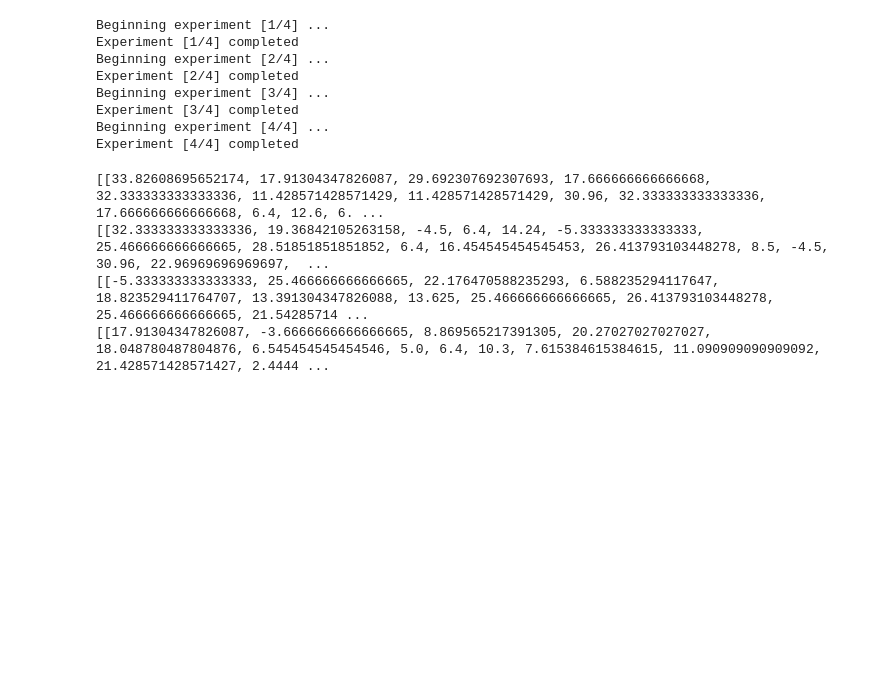
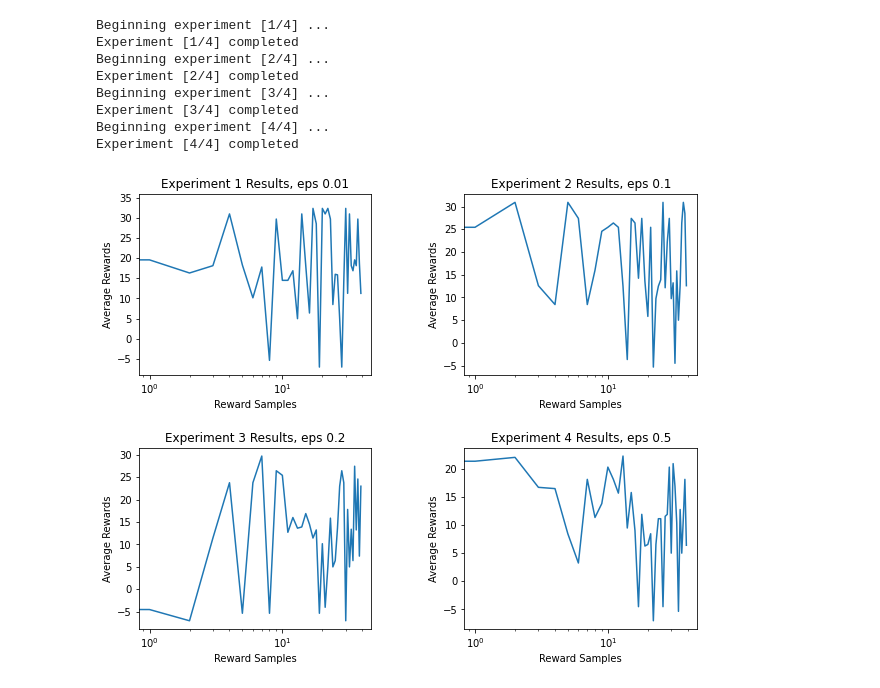
Before and after one commit to noisecape/Reinforcement-Learning_INM707, a Jupyter notebook: Task1/Report.ipynb, the cells around one changed output. Saved outputs shown, nothing was run; the diff lists cells and outputs as text; code cells hidden in the pictures; blank space fills up the shorter version.

```diff
--- a/Task1/Report.ipynb
+++ b/Task1/Report.ipynb
@@ -111,14 +111,14 @@ plot_image(exp_results, exp_name='HARD')
 eps_values = [.01, .1, .2, .5]
 dim=25
 results = {}
-gamma = .9
+gamma = .96
 episodes = 20000
 # in a stochastic environment we want the agent to learn little by little
 # lr = 0 -> no learning
 # lr = 1 -> learn only the most recent information
 lr = .1
 
-save_path = os.path.join(os.curdir, 'saved_files/eps_vs_dimensions.pickle')
+save_path = os.path.join(os.curdir, 'saved_files/eps_comparison.pickle')
 if os.path.exists(save_path):
     # load values
     with open(save_path, 'rb') as file2load:
@@ -146,12 +146,22 @@ Beginning experiment [3/4] ...
 Experiment [3/4] completed
 Beginning experiment [4/4] ...
 Experiment [4/4] completed
+# %%
+def plot_eps(results):
+    plt.figure(figsize=(10, 8))
+    for idx, name in enumerate(results.keys()):
+        data = results[name]['rewards'][0]
+        eps = results[name]['eps'][idx]
+        plt.subplot(2, 2, idx+1)
+        plt.plot(data)
+        plt.xscale('log')
+        plt.xlabel('Reward Samples')
+        plt.ylabel('Average Rewards')
+        plt.title('{} Results, eps {}'.format(name, eps))
+    plt.subplots_adjust(wspace=0.4, hspace=0.4)
+    plt.show()
 # %%
 # plot rewards vs eps values.
-for name in results.keys():
-    print(results[name]['rewards'])
+plot_eps(results)
 # %% [output]
-[[33.82608695652174, 17.91304347826087, 29.692307692307693, 17.666666666666668, 32.333333333333336, 11.428571428571429, 11.428571428571429, 30.96, 32.333333333333336, 17.666666666666668, 6.4, 12.6, 6. ...
-[[32.333333333333336, 19.36842105263158, -4.5, 6.4, 14.24, -5.333333333333333, 25.466666666666665, 28.51851851851852, 6.4, 16.454545454545453, 26.413793103448278, 8.5, -4.5, 30.96, 22.96969696969697,  ...
-[[-5.333333333333333, 25.466666666666665, 22.176470588235293, 6.588235294117647, 18.823529411764707, 13.391304347826088, 13.625, 25.466666666666665, 26.413793103448278, 25.466666666666665, 21.54285714 ...
-[[17.91304347826087, -3.6666666666666665, 8.869565217391305, 20.27027027027027, 18.048780487804876, 6.545454545454546, 5.0, 6.4, 10.3, 7.615384615384615, 11.090909090909092, 21.428571428571427, 2.4444 ...
+[figure, added]
```
Also changed, not shown: parts of 4 cells of this notebook, 1 other file.
